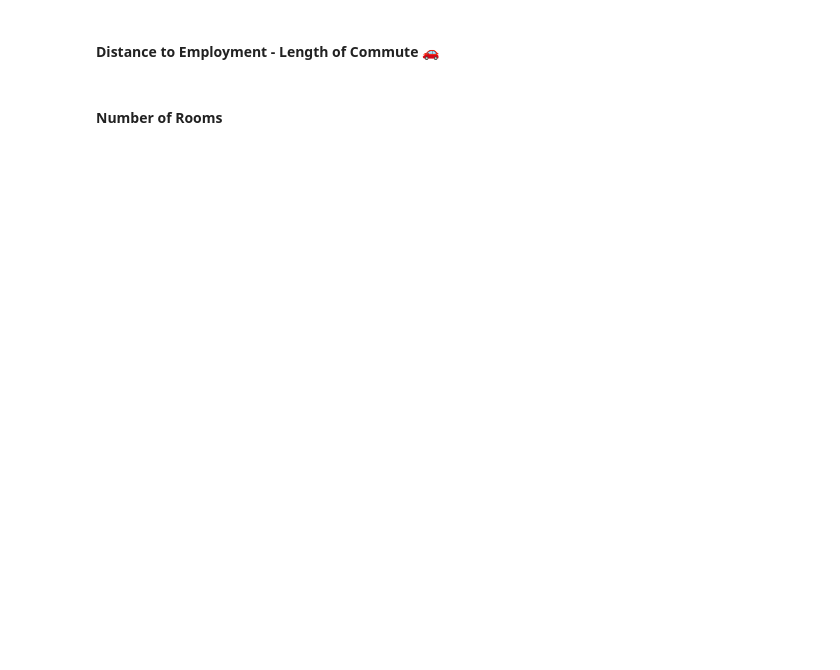
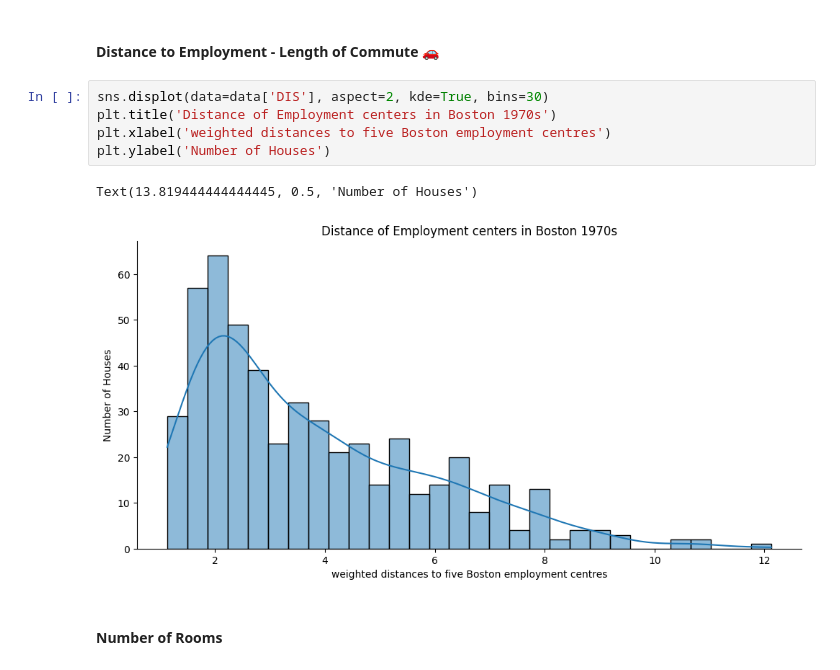
Before and after one commit to Xor01/Houses-Valuation-model, a Jupyter notebook: Multivariable_Regression_and_Valuation_Model.ipynb, the cells around one changed output. Drawn from its saved outputs; the diff is of its cells as text; blank space fills up the shorter version.

```diff
--- a/Multivariable_Regression_and_Valuation_Model.ipynb
+++ b/Multivariable_Regression_and_Valuation_Model.ipynb
@@ -150,4 +158,12 @@ What do you notice in the distributions of the data?
 # %% [markdown]
 #### Distance to Employment - Length of Commute 🚗
+# %%
+sns.displot(data=data['DIS'], aspect=2, kde=True, bins=30)
+plt.title('Distance of Employment centers in Boston 1970s')
+plt.xlabel('weighted distances to five Boston employment centres')
+plt.ylabel('Number of Houses')
+# %% [output]
+Text(13.819444444444445, 0.5, 'Number of Houses')
+[figure, added]
 # %% [markdown]
 #### Number of Rooms
```
Also changed, not shown: parts of 3 cells of this notebook.
